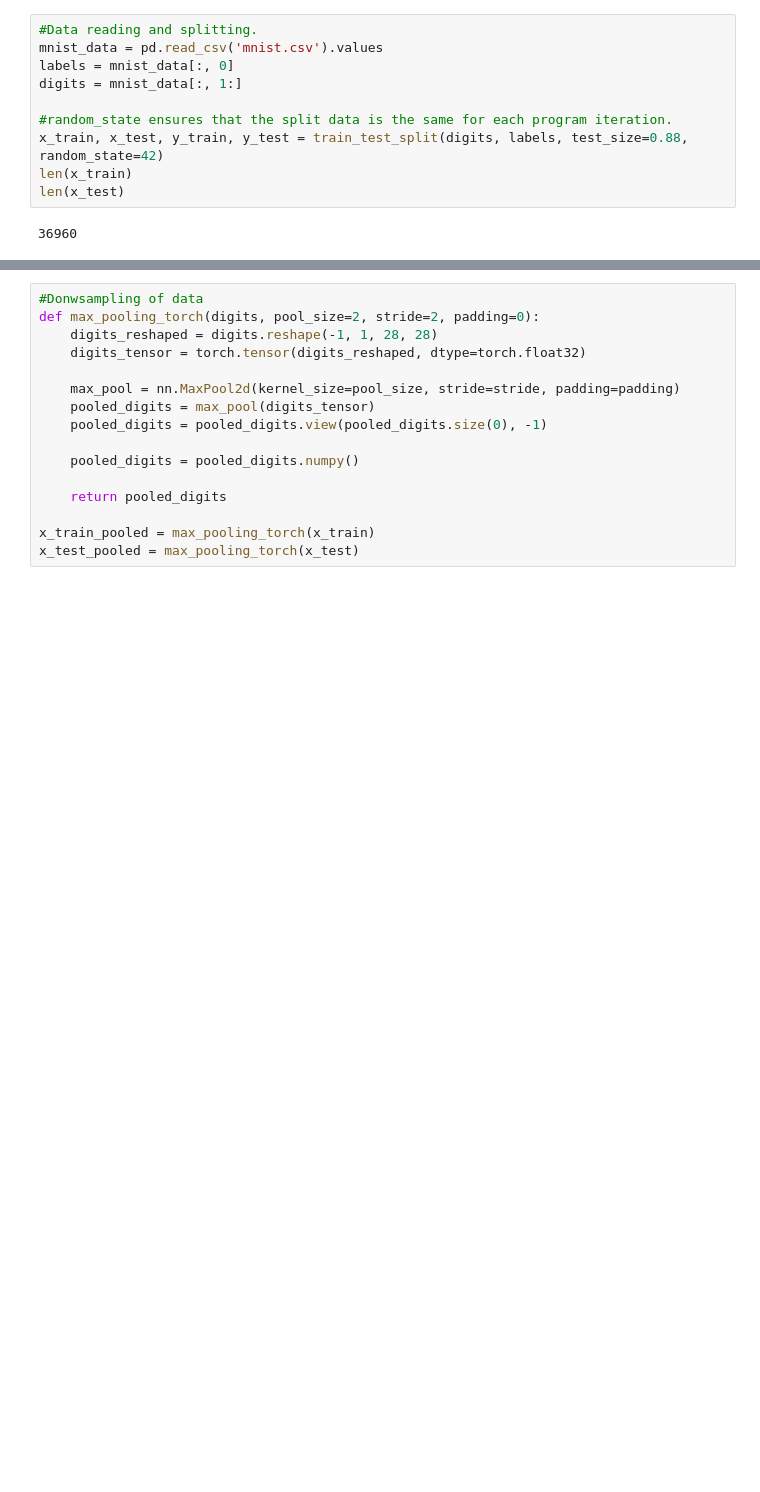
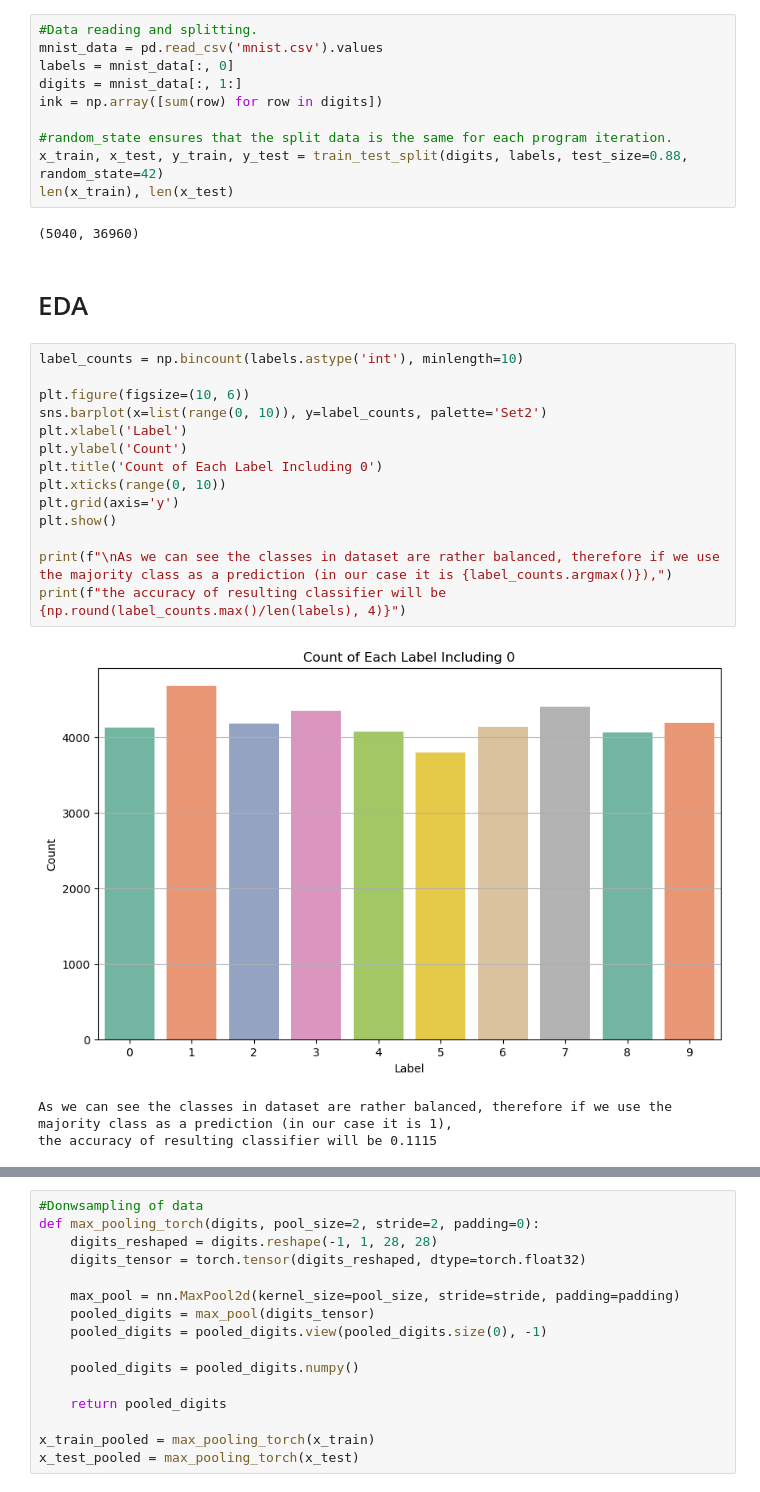
Before and after one commit to efraimdahl/DigitRecognition, a Jupyter notebook: LogitVsSVM.ipynb, the cells around one changed output, grey strips where cells are left out. Cells and saved outputs as stored; diff of their text form; blank space fills up the shorter version.

```diff
--- a/LogitVsSVM.ipynb
+++ b/LogitVsSVM.ipynb
@@ -14,10 +18,30 @@ import torch.nn as nn
 mnist_data = pd.read_csv('mnist.csv').values
 labels = mnist_data[:, 0]
 digits = mnist_data[:, 1:]
+ink = np.array([sum(row) for row in digits])
 
 #random_state ensures that the split data is the same for each program iteration.
 x_train, x_test, y_train, y_test = train_test_split(digits, labels, test_size=0.88, random_state=42)
-len(x_train)
-len(x_test)
+len(x_train), len(x_test)
 # %% [output]
-36960
+(5040, 36960)
+# %% [markdown]
+# EDA
+# %%
+label_counts = np.bincount(labels.astype('int'), minlength=10)
+
+plt.figure(figsize=(10, 6))
+sns.barplot(x=list(range(0, 10)), y=label_counts, palette='Set2')
+plt.xlabel('Label')
+plt.ylabel('Count')
+plt.title('Count of Each Label Including 0')
+plt.xticks(range(0, 10))
+plt.grid(axis='y')
+plt.show()
+
+print(f"\nAs we can see the classes in dataset are rather balanced, therefore if we use the majority class as a prediction (in our case it is {label_counts.argmax()}),")
+print(f"the accuracy of resulting classifier will be {np.round(label_counts.max()/len(labels), 4)}")
+# %% [output]
+[figure, added]
+As we can see the classes in dataset are rather balanced, therefore if we use the majority class as a prediction (in our case it is 1),
+the accuracy of resulting classifier will be 0.1115
```
Also changed, not shown: parts of 25 cells of this notebook.
